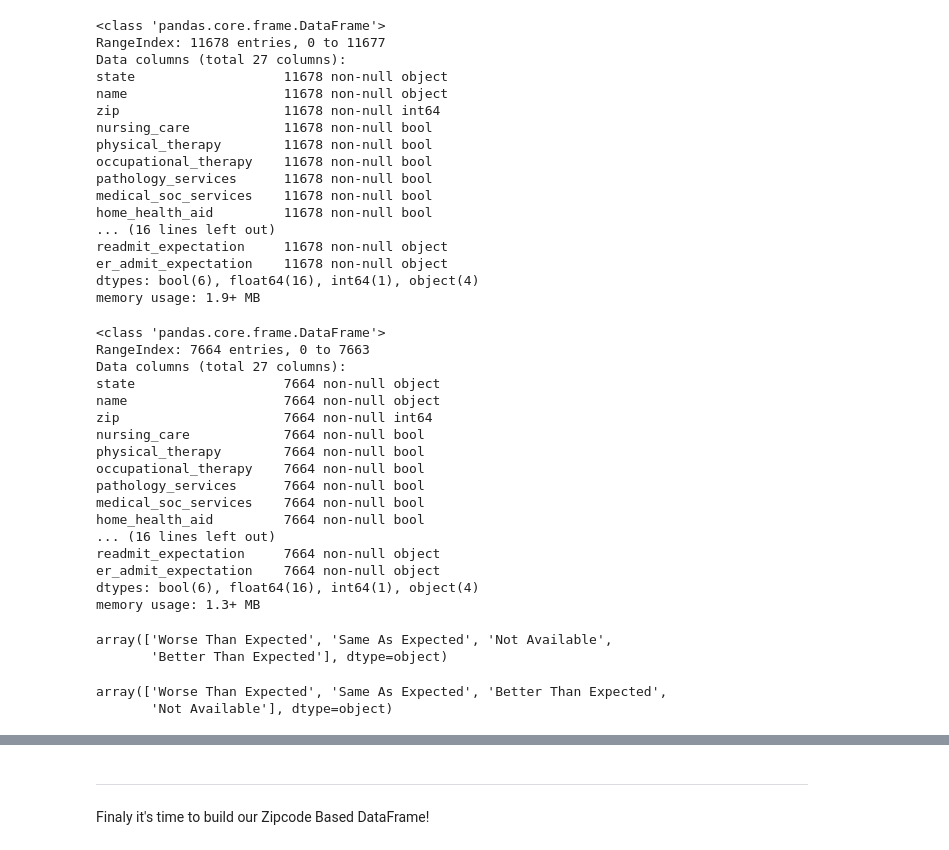
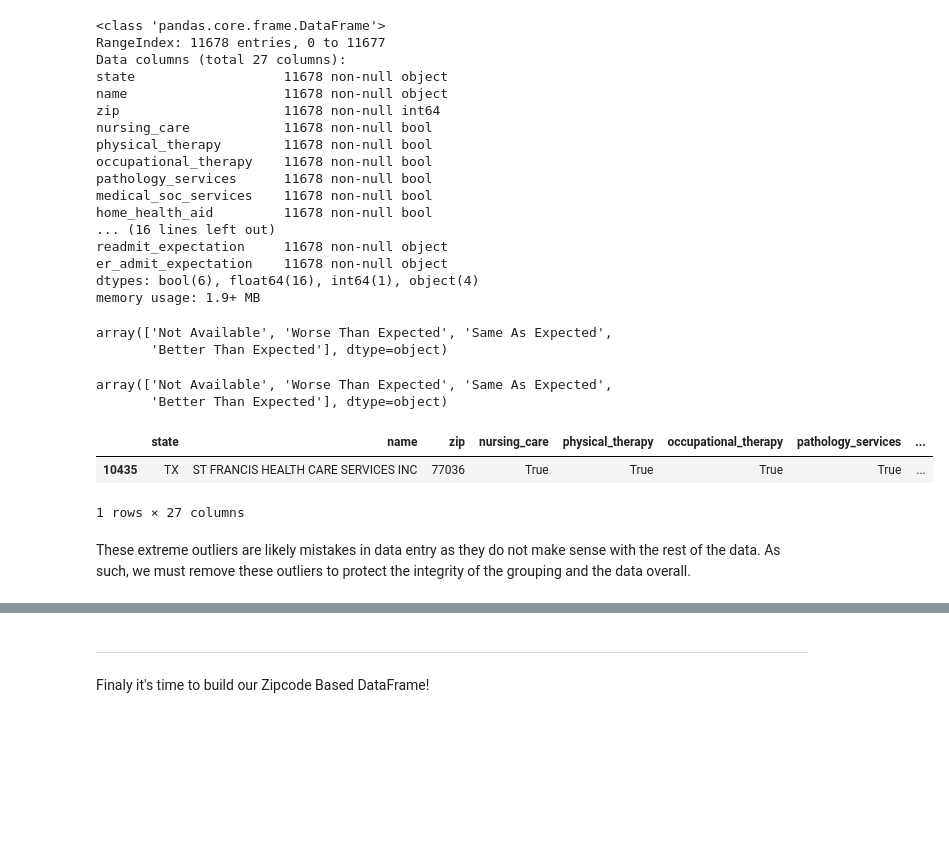
Before and after one commit to jsking751/Capstone_1, a Jupyter notebook: Data Munging/Data_Cleaning_GroupBy_Zipcode.ipynb, the cells around one changed output, grey strips where cells are left out. Drawn from its saved outputs; the diff is of its cells as text; code cells hidden in the pictures; blank space fills up the shorter version.

```diff
--- a/Data Munging/Data_Cleaning_GroupBy_Zipcode.ipynb
+++ b/Data Munging/Data_Cleaning_GroupBy_Zipcode.ipynb
@@ -180,40 +165,16 @@ readmit_expectation     11678 non-null object
 er_admit_expectation    11678 non-null object
 dtypes: bool(6), float64(16), int64(1), object(4)
 memory usage: 1.9+ MB
-# %%
-# Dropping Null Values and Resetting the Index
-df2=df.dropna(how='any')
-df2=df2.reset_index()
-df2 = df2.drop('index', axis = 1)
-df2.info()
-# %% [output]
-<class 'pandas.core.frame.DataFrame'>
-RangeIndex: 7664 entries, 0 to 7663
-Data columns (total 27 columns):
-state                   7664 non-null object
-name                    7664 non-null object
-zip                     7664 non-null int64
-nursing_care            7664 non-null bool
-physical_therapy        7664 non-null bool
-occupational_therapy    7664 non-null bool
-pathology_services      7664 non-null bool
-medical_soc_services    7664 non-null bool
-home_health_aid         7664 non-null bool
-... (16 lines left out)
-readmit_expectation     7664 non-null object
-er_admit_expectation    7664 non-null object
-dtypes: bool(6), float64(16), int64(1), object(4)
-memory usage: 1.3+ MB
 # %%
 # Reviewing Distinct Values for Readmission Expectations and ER Admission Expectations
-df2.readmit_expectation.unique()
+df.readmit_expectation.unique()
 # %% [output]
-array(['Worse Than Expected', 'Same As Expected', 'Not Available',
+array(['Not Available', 'Worse Than Expected', 'Same As Expected',
        'Better Than Expected'], dtype=object)
 # %%
-df2.er_admit_expectation.unique()
+df.er_admit_expectation.unique()
 # %% [output]
-array(['Worse Than Expected', 'Same As Expected', 'Better Than Expected',
-       'Not Available'], dtype=object)
+array(['Not Available', 'Worse Than Expected', 'Same As Expected',
+       'Better Than Expected'], dtype=object)
 # %%
 # Changing Categories to Numeric Values for Readmission Expectations and ER Admission Expectations
@@ -234,0 +196,9 @@ for i in range(len(territories)):
+# %%
+# The HHC Categories Suffer From Some Extreme Outliers as Indicated by Example Below:
+final_hhc[final_hhc.flu_shot==.5]
+# %% [output]
+|  | state | name | zip | nursing_care | physical_therapy | occupational_therapy | pathology_services | ... |
+| 10435 | TX | ST FRANCIS HEALTH CARE SERVICES INC | 77036 | True | True | True | True | ... |
+1 rows × 27 columns
+# %% [markdown]
+These extreme outliers are likely mistakes in data entry as they do not make sense with the rest of the data.  As such, we must remove these outliers to protect the integrity of the grouping and the data overall.
```
Also changed, not shown: parts of 10 cells of this notebook.
